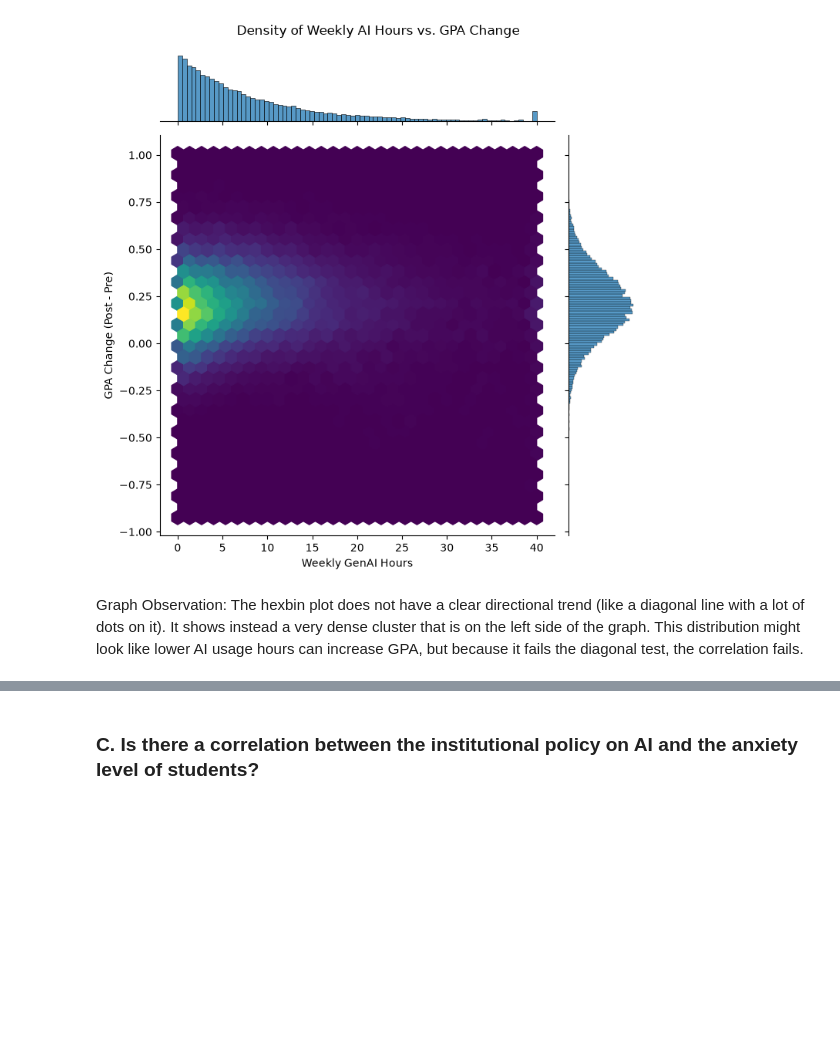
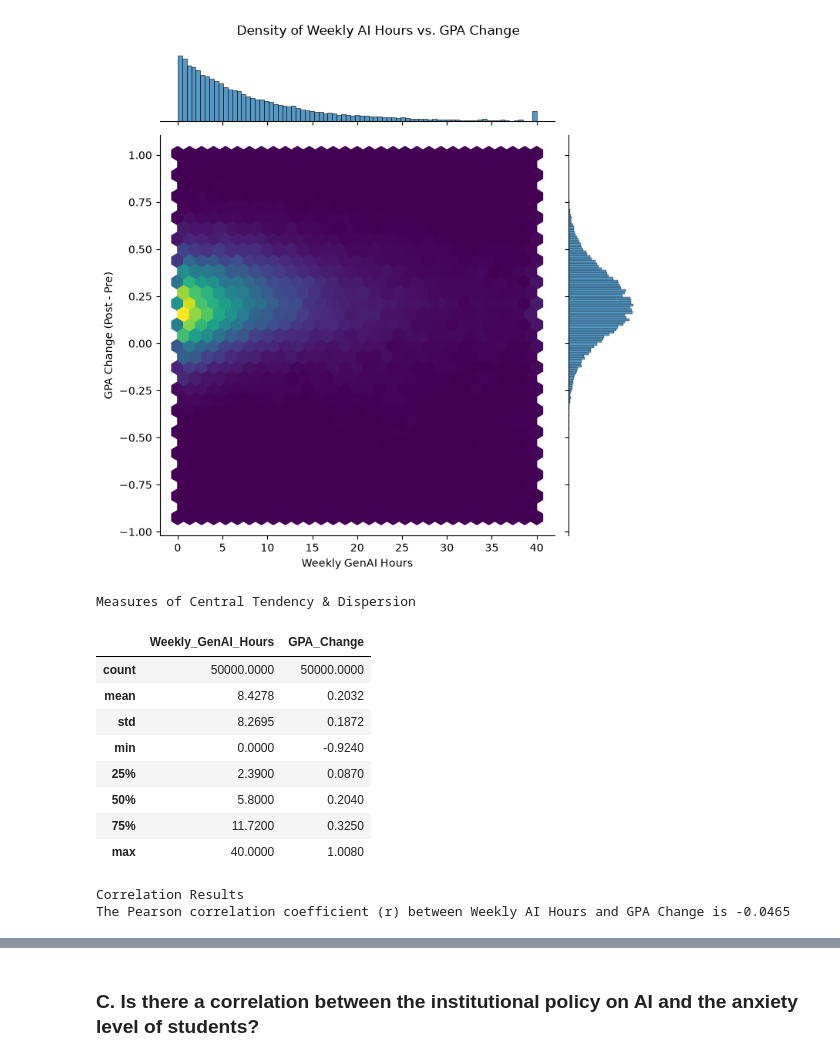
Before and after one commit to FortifyTank/CSMODEL_MATT, a Jupyter notebook: CSMODEL.ipynb, the cells around one changed output, grey strips where cells are left out. Drawn from its saved outputs; the diff is of its cells as text; code cells hidden in the pictures; blank space fills up the shorter version.

```diff
--- a/CSMODEL.ipynb
+++ b/CSMODEL.ipynb
@@ -487,5 +453,25 @@ hexplot.set_axis_labels('Weekly GenAI Hours', 'GPA Change (Post - Pre)')
 plt.show()
 # %% [output]
 [figure]
-# %% [markdown]
-Graph Observation: The hexbin plot does not have a clear directional trend (like a diagonal line with a lot of dots on it). It shows instead a very dense cluster that is on the left side of the graph. This distribution might look like lower AI usage hours can increase GPA, but because it fails the diagonal test, the correlation fails.
+# %%
+# Numerical Summary: Central Tendency and Dispersion
+print("Measures of Central Tendency & Dispersion")
+display(df[['Weekly_GenAI_Hours', 'GPA_Change']].describe().round(4))
+
+# Numerical Summary: Correlation
+correlation_value = df['Weekly_GenAI_Hours'].corr(df['GPA_Change'])
+print(f"\nCorrelation Results")
+print(f"The Pearson correlation coefficient (r) between Weekly AI Hours and GPA Change is {correlation_value:.4f}")
+# %% [output]
+Measures of Central Tendency & Dispersion
+|  | Weekly_GenAI_Hours | GPA_Change |
+| count | 50000.0000 | 50000.0000 |
+| mean | 8.4278 | 0.2032 |
+| std | 8.2695 | 0.1872 |
+| min | 0.0000 | -0.9240 |
+| 25% | 2.3900 | 0.0870 |
+| 50% | 5.8000 | 0.2040 |
+| 75% | 11.7200 | 0.3250 |
+| max | 40.0000 | 1.0080 |
+Correlation Results
+The Pearson correlation coefficient (r) between Weekly AI Hours and GPA Change is -0.0465
```
Also changed, not shown: parts of 14 cells of this notebook, 11 other files.
